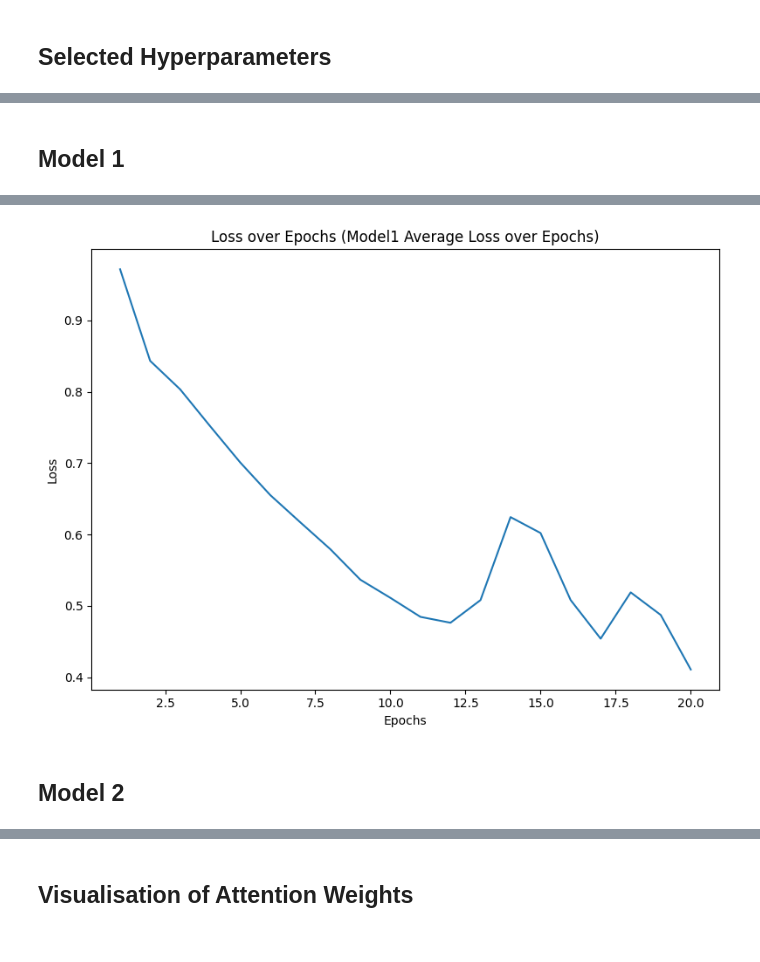
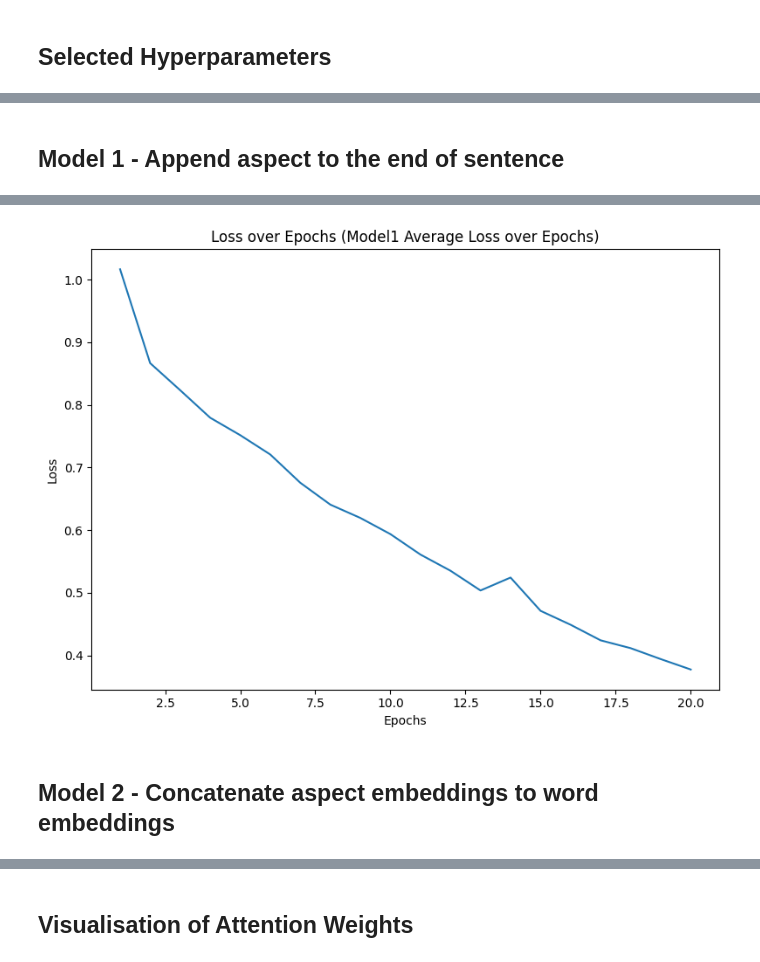
Before and after one commit to LisonLau/CITS4012-Project, a Jupyter notebook: CITS4012_10.ipynb, the cells around one changed output, grey strips where cells are left out. Saved outputs shown, nothing was run; the diff lists cells and outputs as text; code cells hidden in the pictures.

Commit message:
Set seed for reproducibility

```diff
--- a/CITS4012_10.ipynb
+++ b/CITS4012_10.ipynb
@@ -507,13 +506,23 @@ def prepare_batch(sentences, aspects, polarities, batch_size):
         a_tensor = torch.LongTensor([aspects[i]]).to(device)
         y_tensor = torch.LongTensor([polarities[i]]).to(device)
         data.append((x_tensor, a_tensor, y_tensor))
+    # g = torch.Generator()
+    # g.manual_seed(0)
     dataloader = DataLoader(
         data,
-        batch_size = batch_size,
-        shuffle = True,
-        drop_last = True
+        batch_size=batch_size,
+        shuffle=True,
+        drop_last=True,
     )
     return dataloader
+
+# Set the random seed for reproducibility
+def set_random_seed(seed):
+    torch.manual_seed(seed)
+    torch.cuda.manual_seed_all(seed)
+    np.random.seed(seed)
+    torch.backends.cudnn.deterministic = True
+    torch.backends.cudnn.benchmark = False
 # %% [markdown]
 ## Function to Train Model
 - train() : Train model on training data based on different integration types
@@ -521,7 +530,7 @@ def prepare_batch(sentences, aspects, polarities, batch_size):
 - Note: have to run the [Evaluation functions](#evaluation) for Accuracy graph visualisation
 # %%
 # Function to train model
-def train(model, batch_size=64, learning_rate=0.001, num_epochs=10000,
+def train(model, batches, batch_size=64, learning_rate=0.001, num_epochs=10000,
           print_interval=500, plot_interval=200, accuracy_graph=False):
 
     optimizer = optim.Adam(model.parameters(), lr=learning_rate)
@@ -530,13 +539,6 @@ def train(model, batch_size=64, learning_rate=0.001, num_epochs=10000,
     plot_avg_losses, plot_accuracy = [], []
     print_total_loss, plot_total_loss = 0, 0
     start = time.time()
-
-    # Prepare batches for training
-    if isinstance(model, LSTM):
-        train_input = train_xa_idx if model.has_aspect else train_x_idx
-        batches = prepare_batch(train_input, train_a_idx, train_y_idx, batch_size)
-    elif isinstance(model, AELSTM) or isinstance(model, ATAELSTM):
-        batches = prepare_batch(train_x_idx, train_a_idx, train_y_idx, batch_size)
 
     for epoch in range(1, num_epochs+1):
         for i, batch in enumerate(batches):
@@ -689,8 +691,14 @@ ATTN_COSINE      = 'cosine_similarity'
 num_epochs       = 20
 print_interval   = 1
 plot_interval    = 1
-batch_size       = 32
+batch_size       = 64
 hidden_size      = 100
 learning_rate    = 0.001
 attention_type   = ATTN_DOT
+
+# Prepare batches for training
+seed = 234
+set_random_seed(seed) # For reproducibility
+batches = prepare_batch(train_x_idx, train_a_idx, train_y_idx, batch_size)
+sep_batches = prepare_batch(train_xa_idx, train_a_idx, train_y_idx, batch_size)
 # %% [markdown]
@@ -730,12 +723,13 @@ Accuracy for Model0: 0.4706
 # %% [markdown]
-## Model 1
+## Model 1 - Append aspect to the end of sentence
 # %%
 # Get word embeddings
 embedding = nn.Embedding(vocab_size, hidden_size)
 embedding.weight.data.copy_(torch.from_numpy(glove_weights))
 
+set_random_seed(seed) # For reproducibility
 model1 = LSTM(hidden_size, num_polarities, batch_size, embedding, attention_type).to(device)
-model1, plot_avg_losses1, plot_accuracy1 = train(model1, batch_size=batch_size, learning_rate=learning_rate, num_epochs=num_epochs,
+model1, plot_avg_losses1, plot_accuracy1 = train(model1, sep_batches, batch_size=batch_size, learning_rate=learning_rate, num_epochs=num_epochs,
                                                  print_interval=print_interval, plot_interval=plot_interval, accuracy_graph=False)
 
 accuracy1 = evaluate(model1, batch_size)
@@ -763,6 +757,6 @@ Accuracy for Model1: 0.6260
-[figure, old version]
+[figure, new version]
 # %% [markdown]
-## Model 2
+## Model 2 - Concatenate aspect embeddings to word embeddings
 # %%
 # Get word embeddings
 embedding = nn.Embedding(vocab_size, hidden_size)
```
Also changed, not shown: parts of 10 cells of this notebook.
